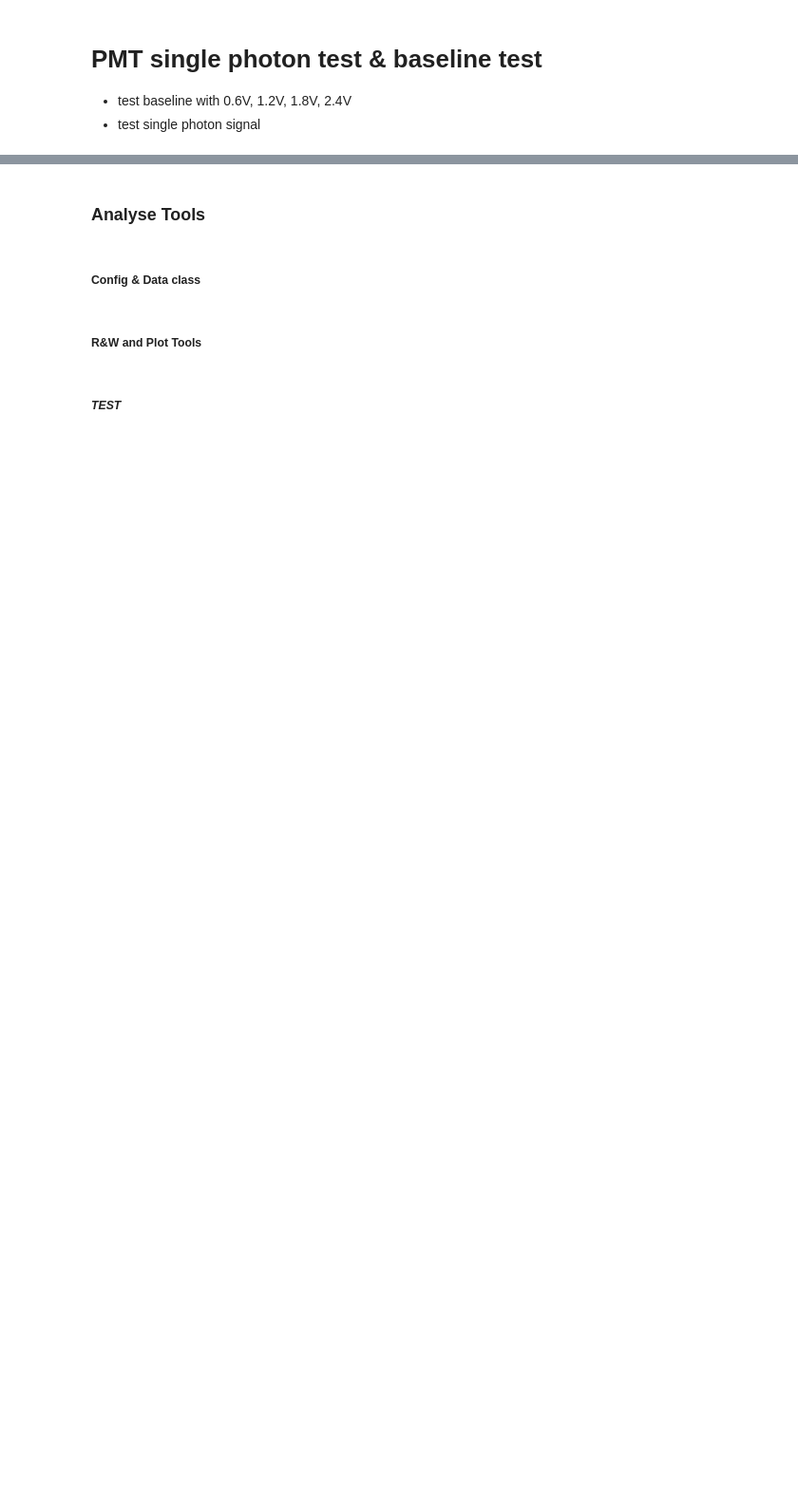
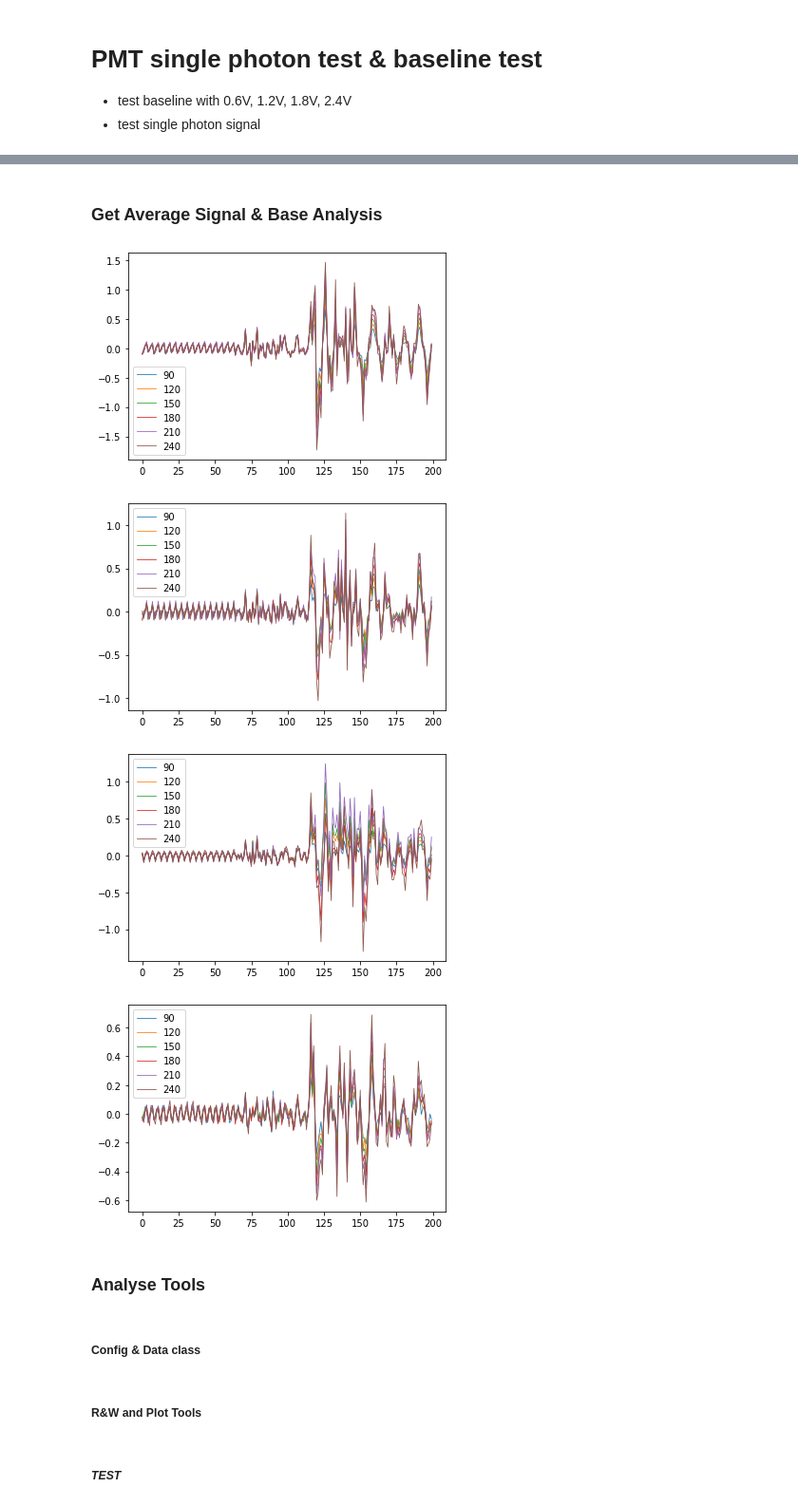
Before and after one commit to yfzhao20/PMT-Test, a Jupyter notebook: yfzhao/dist-analysis-v2.ipynb, the cells around one changed output, grey strips where cells are left out. Shown at 95% size. Saved outputs shown, nothing was run; the diff lists cells and outputs as text; code cells hidden in the pictures; blank space fills up the shorter version.

```diff
--- a/yfzhao/dist-analysis-v2.ipynb
+++ b/yfzhao/dist-analysis-v2.ipynb
@@ -254,0 +147,2 @@ plt_tot_signal(f"../../data/0710/254_850_0710V_raw_b0_seg0.bin",title= f'Signal
+# %% [markdown]
+### Get Average Signal & Base Analysis
@@ -254,0 +193,16 @@ plt_tot_signal(f"../../data/0710/254_850_0710V_raw_b0_seg0.bin",title= f'Signal
+# %%
+## Get average signal from file
+# avg_sig: dict = {ch: {volt: (sig_list, sq_sig_list, count), ...}, ...}
+
+def avg_sig_volt(sig_file: dict[int, str]):
+    avg_sig = defaultdict(dict)
+
+    for volt, file in tqdm(sig_file.items()):
+        this_avg = get_avg_sig(file)
+
+        for ch, data in this_avg.items():
+            avg_sig[ch][volt] = data
+    return avg_sig
+
+avg_base = avg_sig_volt(BASE_FILE)
+avg_sig = avg_sig_volt(SIG_FILE)
@@ -254,0 +222,13 @@ plt_tot_signal(f"../../data/0710/254_850_0710V_raw_b0_seg0.bin",title= f'Signal
+# %%
+# Plot average base signal
+for ch, all_data in avg_sig.items():
+    legend = BASE_VOLT
+    for data in all_data:
+        plt.plot((data['sig'] - np.average(data['sig'][:50])), linewidth=.8)
+    plt.legend(legend)
+    plt.show()
+# %% [output]
+[figure, added]
+[figure, added]
+[figure, added]
+[figure, added]
```
Also changed, not shown: parts of 14 cells of this notebook.
